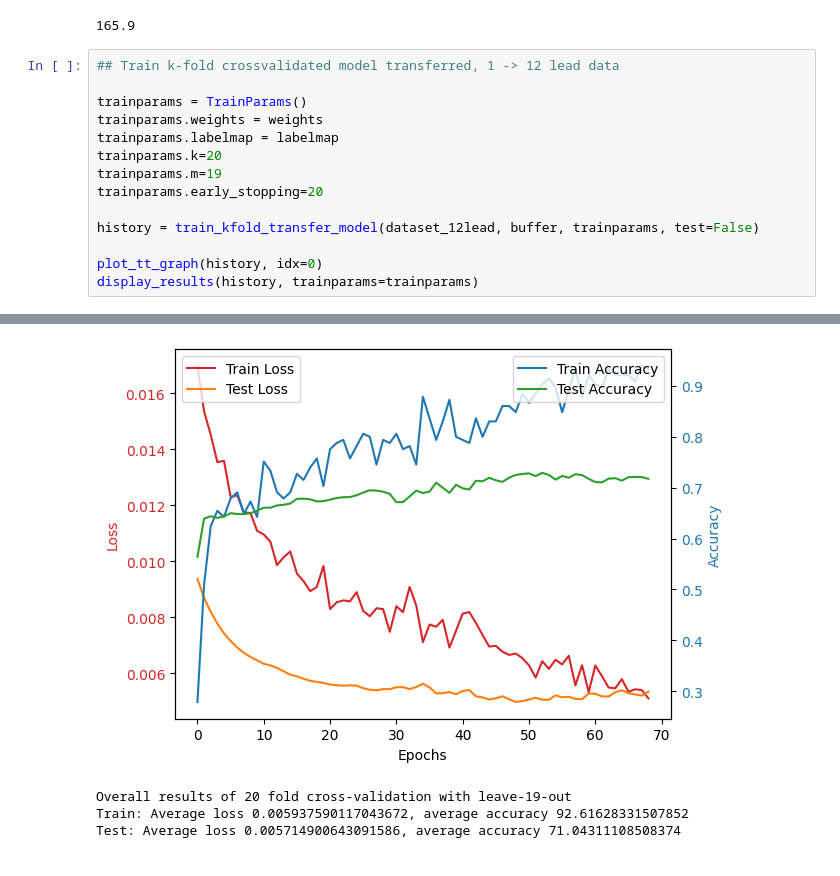
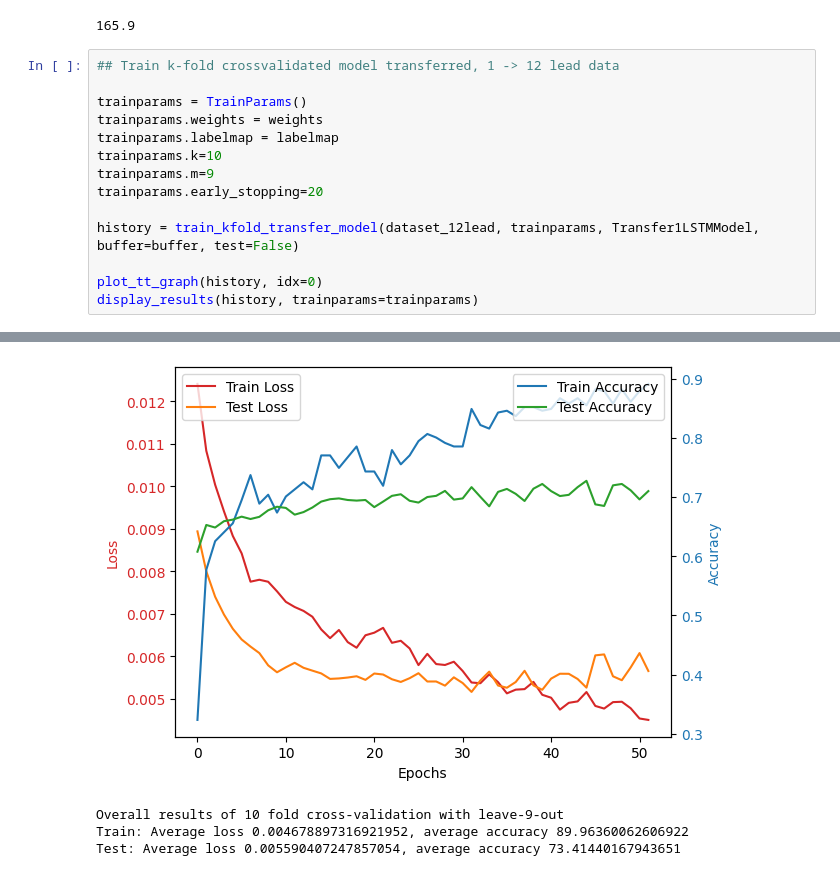
Before and after one commit to MattyAB/ecg_transfer, a Jupyter notebook: ecg.ipynb, the cells around one changed output, grey strips where cells are left out. Saved outputs shown, nothing was run; the diff lists cells and outputs as text.

```diff
--- a/ecg.ipynb
+++ b/ecg.ipynb
@@ -116,11 +116,11 @@ len(dataset_12lead)/20
 trainparams = TrainParams()
 trainparams.weights = weights
 trainparams.labelmap = labelmap
-trainparams.k=20
-trainparams.m=19
+trainparams.k=10
+trainparams.m=9
 trainparams.early_stopping=20
 
-history = train_kfold_transfer_model(dataset_12lead, buffer, trainparams, test=False)
+history = train_kfold_transfer_model(dataset_12lead, trainparams, Transfer1LSTMModel, buffer=buffer, test=False)
 
 plot_tt_graph(history, idx=0)
 display_results(history, trainparams=trainparams)
@@ -145,7 +145,7 @@ Early stopping triggered after epoch 68
-[figure, old version]
+[figure, new version]
-Overall results of 20 fold cross-validation with leave-19-out
-Train: Average loss 0.005937590117043672, average accuracy 92.61628331507852
-Test: Average loss 0.005714900643091586, average accuracy 71.04311108508374
+Overall results of 10 fold cross-validation with leave-9-out
+Train: Average loss 0.004678897316921952, average accuracy 89.96360062606922
+Test: Average loss 0.005590407247857054, average accuracy 73.41440167943651
 # %%
 ## Train k-fold crossvalidated model transferred, 1 -> 12 lead data
 
```
Also changed, not shown: parts of 4 cells of this notebook, 2 other files.
